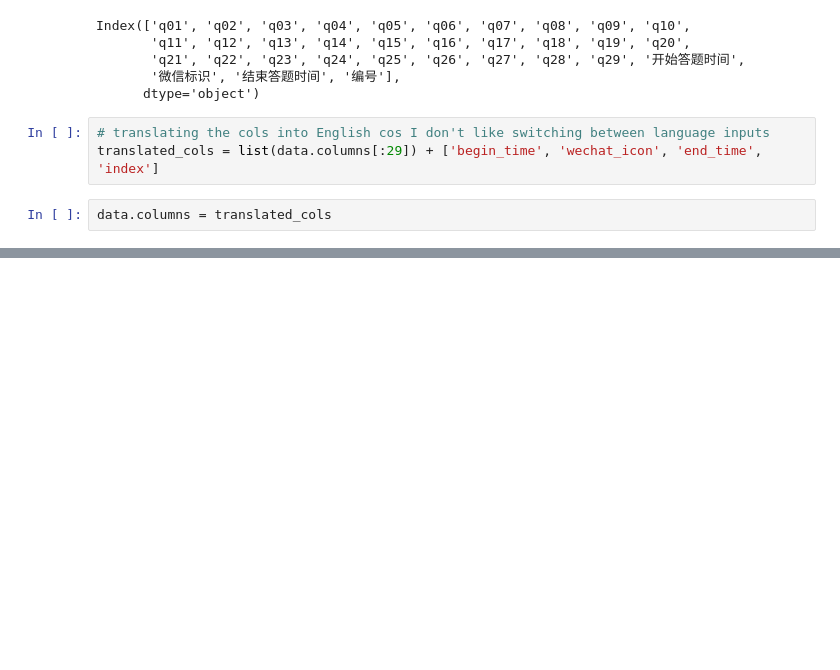
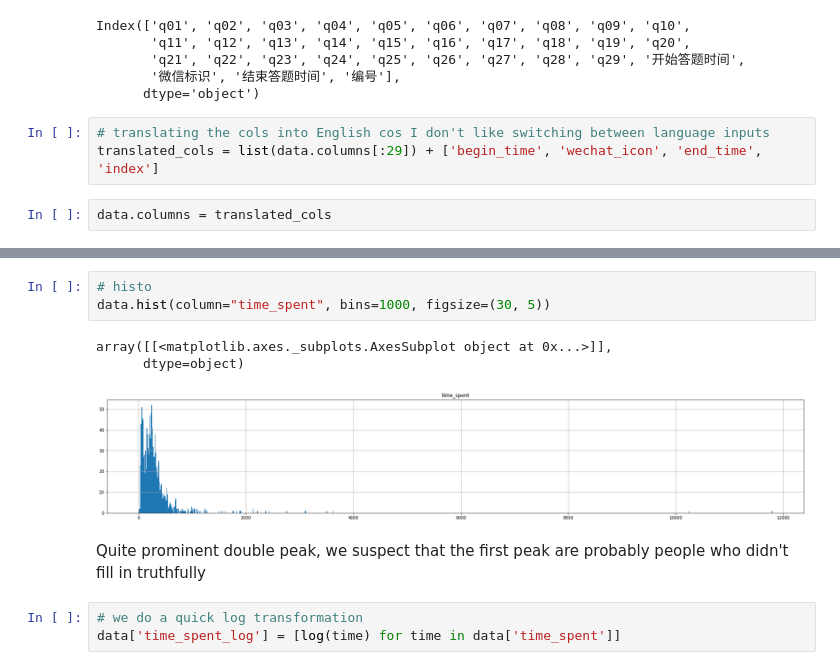
Before and after one commit to ruoyzhang/AI_public_perception_survey_data_analysis, a Jupyter notebook: CN/preliminary look at the survey data CN.ipynb, the cells around one changed output, grey strips where cells are left out. Drawn from its saved outputs; the diff is of its cells as text; blank space fills up the shorter version.

```diff
--- a/CN/preliminary look at the survey data CN.ipynb
+++ b/CN/preliminary look at the survey data CN.ipynb
@@ -92,0 +152,12 @@ data.columns = translated_cols
+# %%
+# histo
+data.hist(column="time_spent", bins=1000, figsize=(30, 5))
+# %% [output]
+array([[<matplotlib.axes._subplots.AxesSubplot object at 0x...>]],
+      dtype=object)
+[figure, added]
+# %% [markdown]
+Quite prominent double peak, we suspect that the first peak are probably people who didn't fill in truthfully
+# %%
+# we do a quick log transformation
+data['time_spent_log'] = [log(time) for time in data['time_spent']]
```
Also changed, not shown: parts of 34 cells of this notebook, 1 other file.
